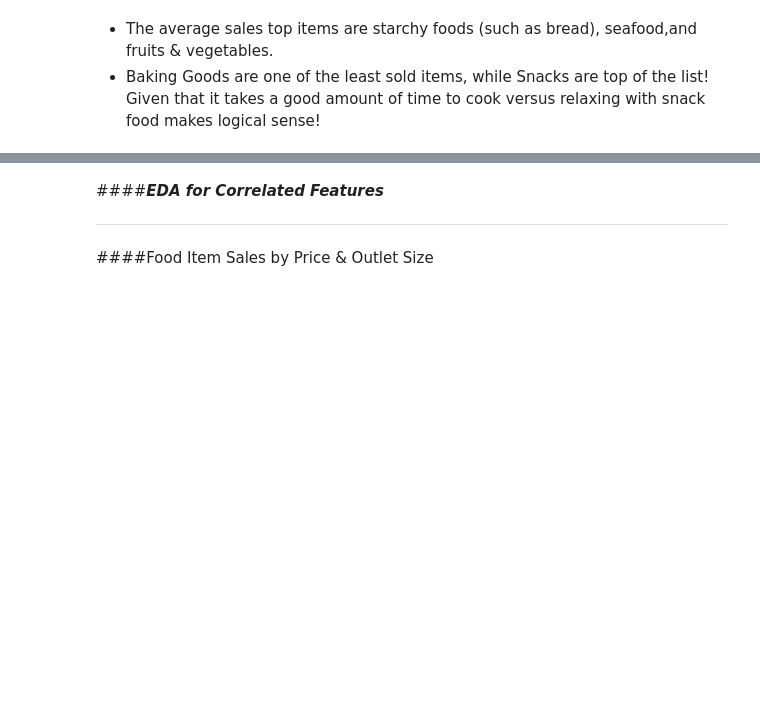
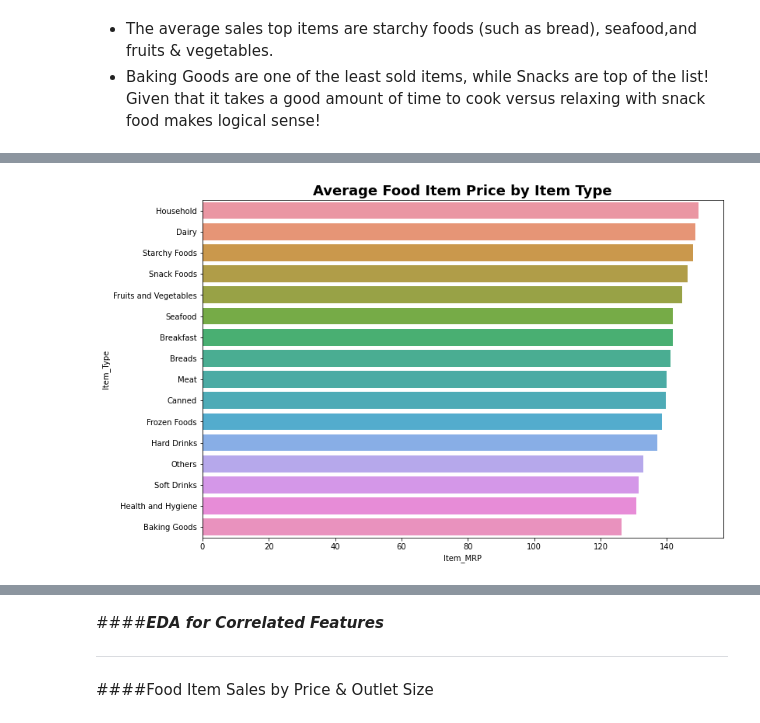
Before and after one commit to iarbietonilsson/food_sales_predictions, a Jupyter notebook: DataScienceFoodSalesPredictions_Ingrid.ipynb, the cells around one changed output, grey strips where cells are left out. Cells and saved outputs as stored; diff of their text form; code cells hidden in the pictures; blank space fills up the shorter version.

```diff
--- a/DataScienceFoodSalesPredictions_Ingrid.ipynb
+++ b/DataScienceFoodSalesPredictions_Ingrid.ipynb
@@ -875,0 +884,4 @@ plt.title('Average Food Sales by Item Type',fontsize=18,fontweight='bold');
+# %%
+# group average item price by item type
+avg_price = df.groupby('Item_Type')['Item_MRP'].mean().reset_index()
+avg_price
@@ -875,0 +906,4 @@ plt.title('Average Food Sales by Item Type',fontsize=18,fontweight='bold');
+# %%
+# sort in descending order
+avg_price = avg_price.sort_values(by='Item_MRP',ascending=False)
+avg_price
@@ -875,0 +928,7 @@ plt.title('Average Food Sales by Item Type',fontsize=18,fontweight='bold');
+# %%
+# plot a bar plot showing average food item price by item type
+plt.figure(figsize=(12,8))
+sns.barplot(data=avg_price,x='Item_MRP', y='Item_Type');
+plt.title('Average Food Item Price by Item Type',fontsize=18,fontweight='bold');
+# %% [output]
+[figure, added]
```
Also changed, not shown: parts of 25 cells of this notebook.
